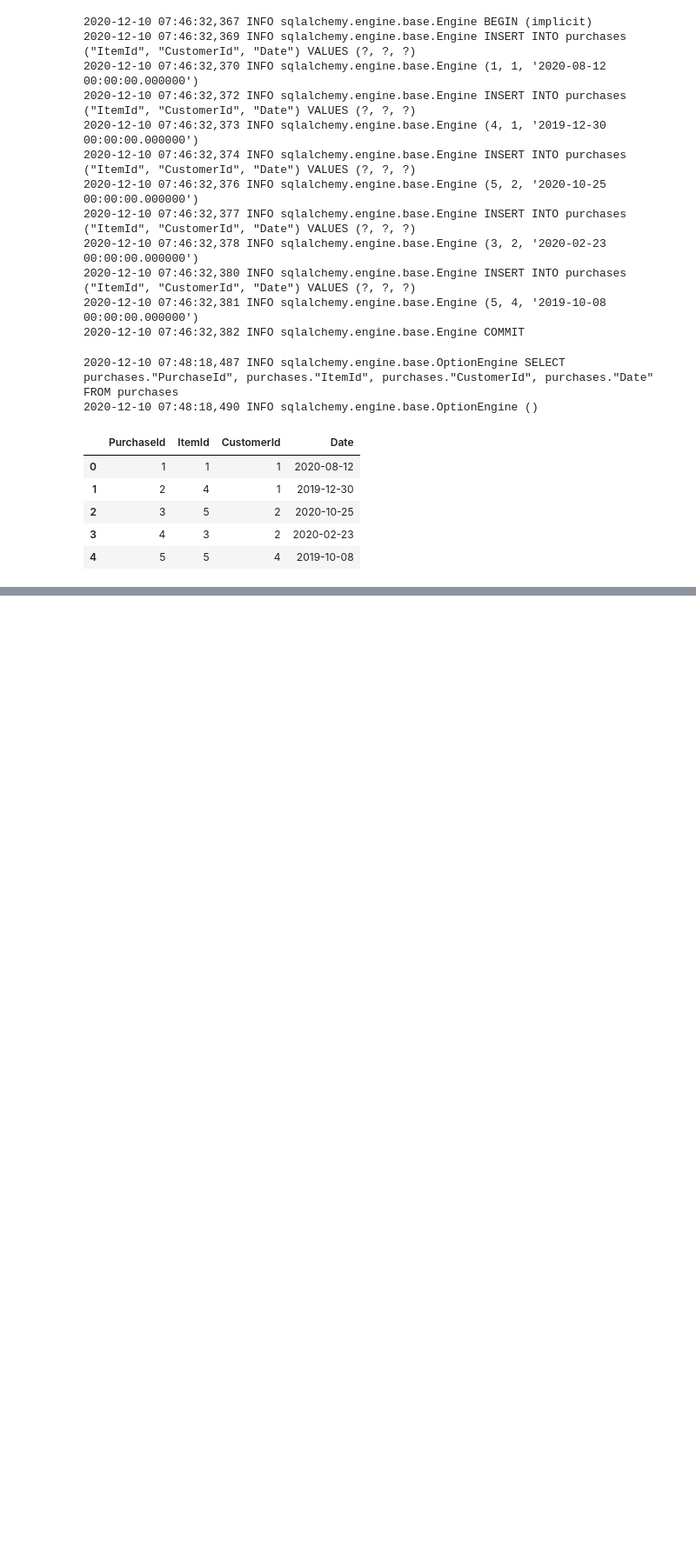
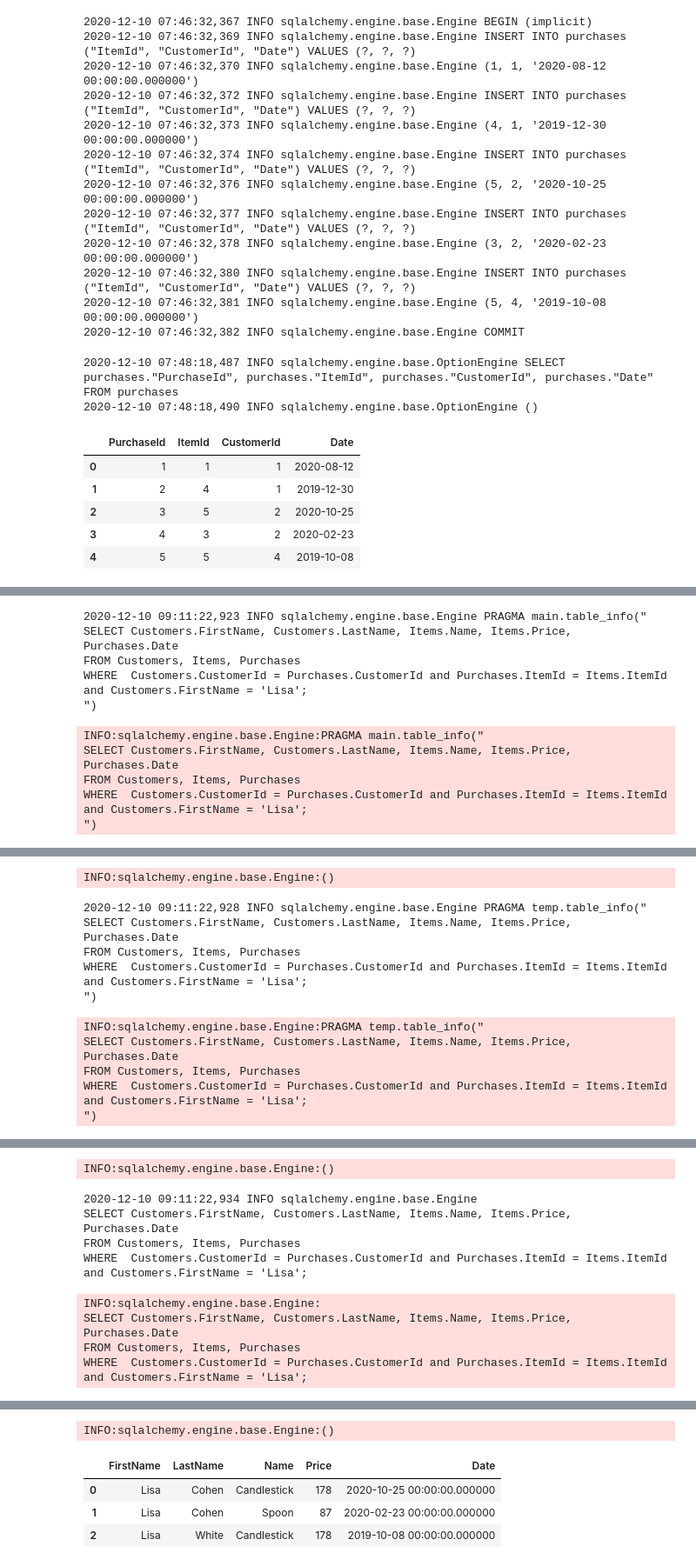
Before and after one commit to alexmal2804/hwds, a Jupyter notebook: HW_"Part_1_Intro_to_SQL_ipynb".ipynb, the cells around one changed output, grey strips where cells are left out. Shown: that part at 87% size. Cells and saved outputs as stored; diff of their text form; code cells hidden in the pictures; blank space fills up the shorter version.

```diff
--- a/HW_"Part_1_Intro_to_SQL_ipynb".ipynb
+++ b/HW_"Part_1_Intro_to_SQL_ipynb".ipynb
@@ -959,0 +975,19 @@ FROM purchases
+# %%
+sql = """
+SELECT Customers.FirstName, Customers.LastName, Items.Name, Items.Price, Purchases.Date
+FROM Customers, Items, Purchases
+WHERE  Customers.CustomerId = Purchases.CustomerId and Purchases.ItemId = Items.ItemId and Customers.FirstName = 'Lisa';
+"""
+df = pd.read_sql(sql, conn)
+df
+# %% [output]
+2020-12-10 09:11:22,923 INFO sqlalchemy.engine.base.Engine PRAGMA main.table_info("
+SELECT Customers.FirstName, Customers.LastName, Items.Name, Items.Price, Purchases.Date
+FROM Customers, Items, Purchases
+WHERE  Customers.CustomerId = Purchases.CustomerId and Purchases.ItemId = Items.ItemId and Customers.FirstName = 'Lisa';
+")
+INFO:sqlalchemy.engine.base.Engine:PRAGMA main.table_info("
+SELECT Customers.FirstName, Customers.LastName, Items.Name, Items.Price, Purchases.Date
+FROM Customers, Items, Purchases
+WHERE  Customers.CustomerId = Purchases.CustomerId and Purchases.ItemId = Items.ItemId and Customers.FirstName = 'Lisa';
+")
@@ -959,0 +995,11 @@ FROM purchases
+INFO:sqlalchemy.engine.base.Engine:()
+2020-12-10 09:11:22,928 INFO sqlalchemy.engine.base.Engine PRAGMA temp.table_info("
+SELECT Customers.FirstName, Customers.LastName, Items.Name, Items.Price, Purchases.Date
+FROM Customers, Items, Purchases
+WHERE  Customers.CustomerId = Purchases.CustomerId and Purchases.ItemId = Items.ItemId and Customers.FirstName = 'Lisa';
+")
+INFO:sqlalchemy.engine.base.Engine:PRAGMA temp.table_info("
+SELECT Customers.FirstName, Customers.LastName, Items.Name, Items.Price, Purchases.Date
+FROM Customers, Items, Purchases
+WHERE  Customers.CustomerId = Purchases.CustomerId and Purchases.ItemId = Items.ItemId and Customers.FirstName = 'Lisa';
+")
@@ -959,0 +1007,9 @@ FROM purchases
+INFO:sqlalchemy.engine.base.Engine:()
+2020-12-10 09:11:22,934 INFO sqlalchemy.engine.base.Engine
+SELECT Customers.FirstName, Customers.LastName, Items.Name, Items.Price, Purchases.Date
+FROM Customers, Items, Purchases
+WHERE  Customers.CustomerId = Purchases.CustomerId and Purchases.ItemId = Items.ItemId and Customers.FirstName = 'Lisa';
+INFO:sqlalchemy.engine.base.Engine:
+SELECT Customers.FirstName, Customers.LastName, Items.Name, Items.Price, Purchases.Date
+FROM Customers, Items, Purchases
+WHERE  Customers.CustomerId = Purchases.CustomerId and Purchases.ItemId = Items.ItemId and Customers.FirstName = 'Lisa';
@@ -959,0 +1017,5 @@ FROM purchases
+INFO:sqlalchemy.engine.base.Engine:()
+|  | FirstName | LastName | Name | Price | Date |
+| 0 | Lisa | Cohen | Candlestick | 178 | 2020-10-25 00:00:00.000000 |
+| 1 | Lisa | Cohen | Spoon | 87 | 2020-02-23 00:00:00.000000 |
+| 2 | Lisa | White | Candlestick | 178 | 2019-10-08 00:00:00.000000 |
```
Also changed, not shown: parts of 3 cells of this notebook.
